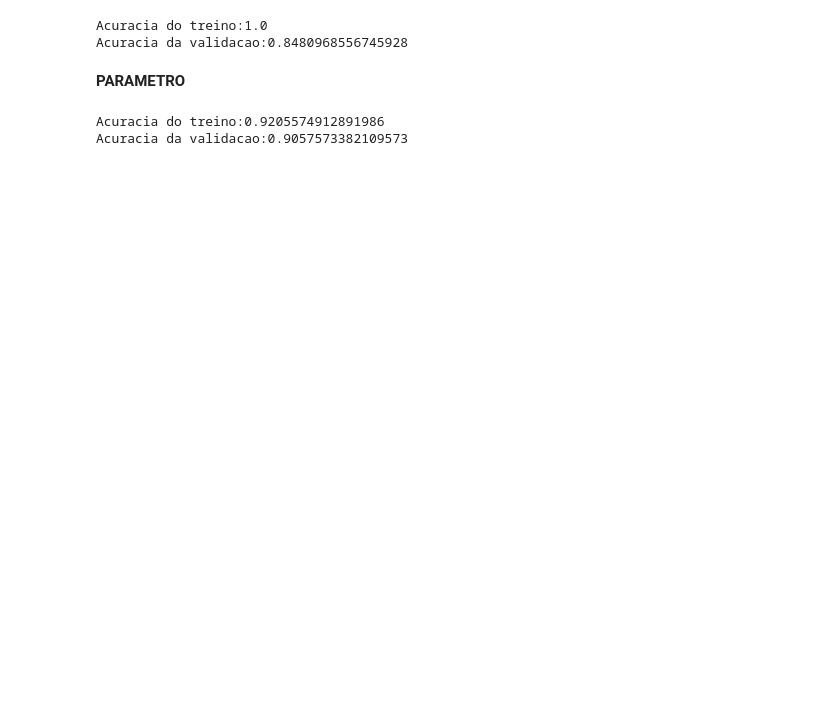
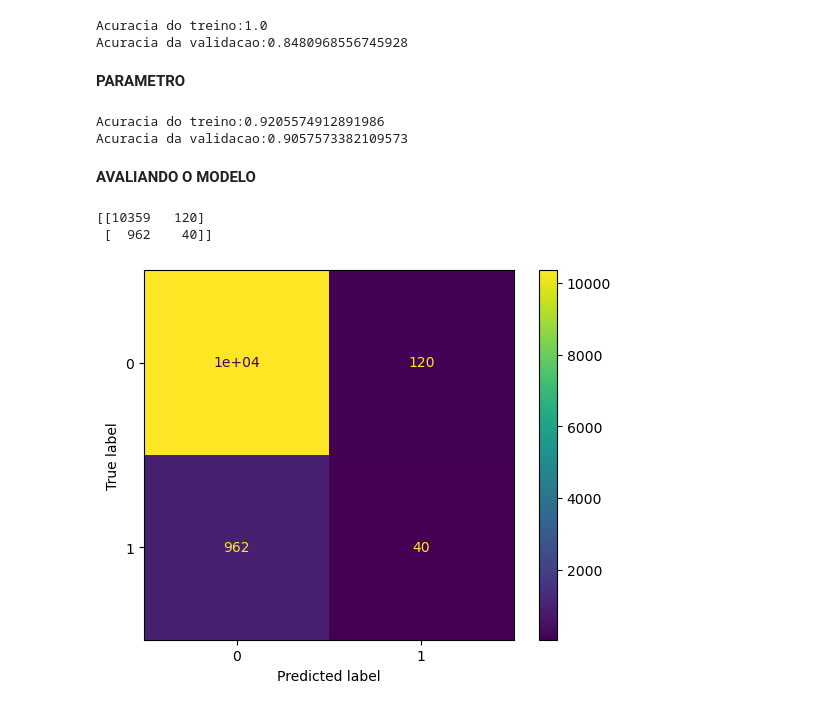
Before and after one commit to emersonsantosgithub/risk-model-inadimplencia, a Jupyter notebook: Projeto.ipynb, the cells around one changed output. Cells and saved outputs as stored; diff of their text form; code cells hidden in the pictures; blank space fills up the shorter version.

Commit message:
matriz de confusao

```diff
--- a/Projeto.ipynb
+++ b/Projeto.ipynb
@@ -77,3 +56,22 @@ print(f'Acuracia da validacao:{modelo.score(x_val, y_val)}')
 # %% [output]
 Acuracia do treino:0.9205574912891986
 Acuracia da validacao:0.9057573382109573
+# %% [markdown]
+**AVALIANDO O MODELO**
+# %%
+from sklearn.metrics import confusion_matrix
+
+y_pred = modelo.predict(x_val)
+
+matriz_confusao = confusion_matrix(y_val, y_pred)
+print(matriz_confusao)
+# %% [output]
+[[10359   120]
+ [  962    40]]
+# %%
+from sklearn.metrics import ConfusionMatrixDisplay
+
+visualizao = ConfusionMatrixDisplay(confusion_matrix=matriz_confusao)
+visualizao.plot();
+# %% [output]
+[figure, added]
```
Also changed, not shown: parts of 2 cells of this notebook.
